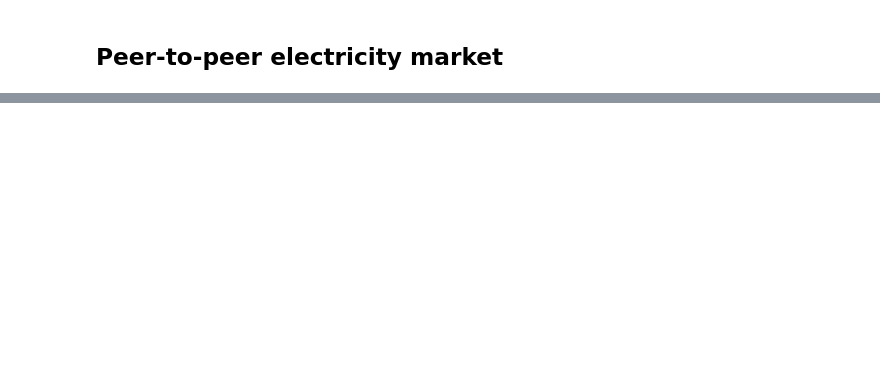
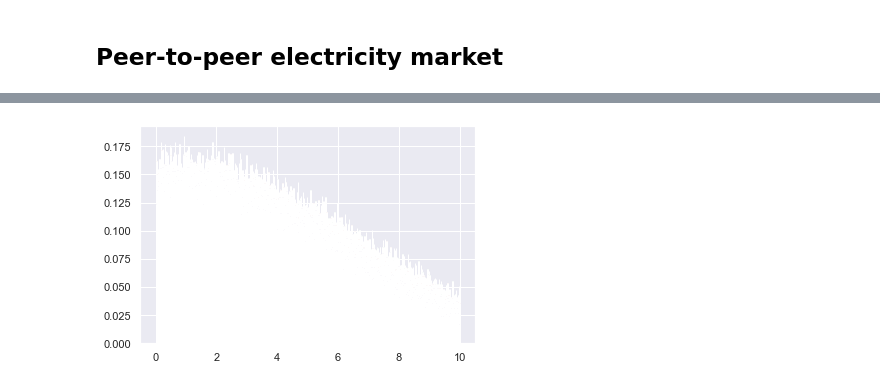
Before and after one commit to ishilov/data_market, a Jupyter notebook: partial_test.ipynb, the cells around one changed output, grey strips where cells are left out. Drawn from its saved outputs; the diff is of its cells as text; code cells hidden in the pictures; blank space fills up the shorter version.

```diff
--- a/partial_test.ipynb
+++ b/partial_test.ipynb
@@ -263,0 +315,5 @@ np.random.normal(0,0.5)
+# %%
+for i in range(5):
+    plt.hist(base_forecasts[i].rvs(100000), bins = 1000, density = True);
+# %% [output]
+[figure, added]
```
Also changed, not shown: parts of 39 cells of this notebook.
